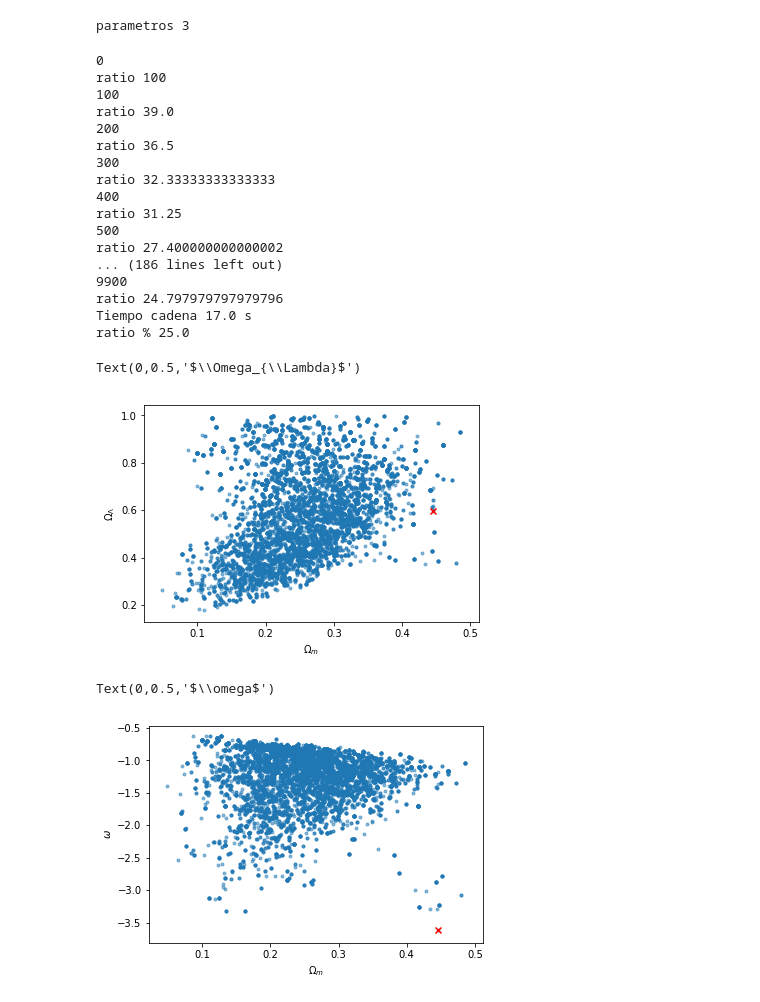
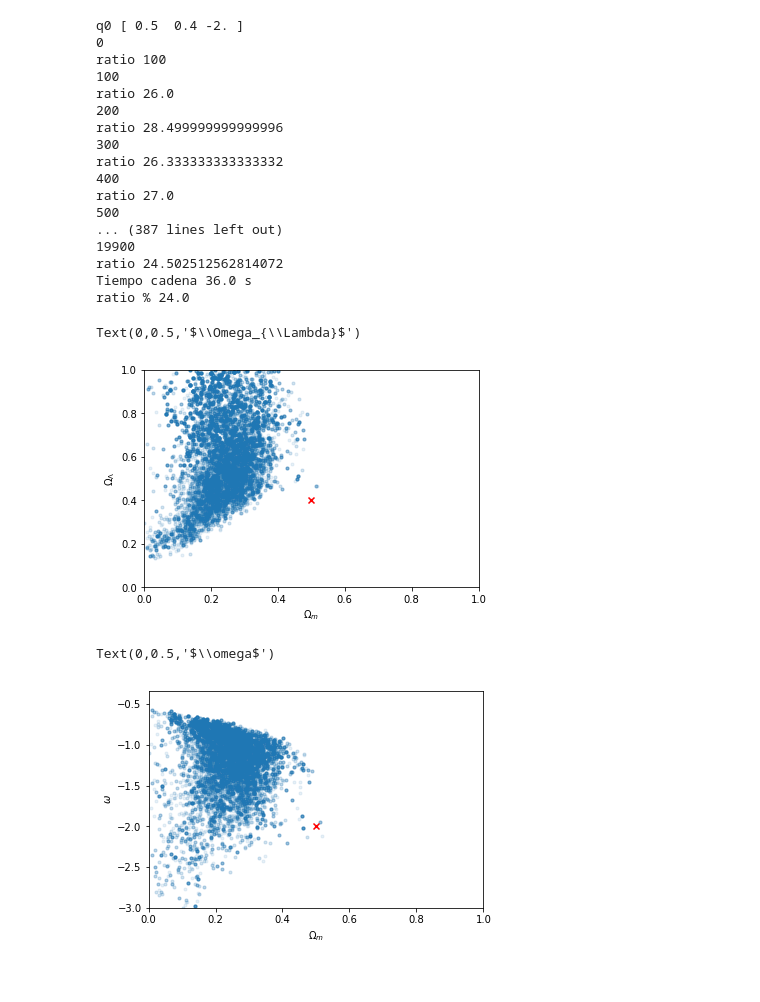
Before and after one commit to fluowhy/MCMC-methods, a Jupyter notebook: mcmc_met_has.ipynb, the cells around one changed output. Drawn from its saved outputs; the diff is of its cells as text; code cells hidden in the pictures.

Commit message:
add tiwn plot)

```diff
--- a/mcmc_met_has.ipynb
+++ b/mcmc_met_has.ipynb
@@ -233,72 +233,48 @@ cov = np.diag(cov)
 labs = [r'$\Omega_{m}$', r'$\Omega_{\Lambda}$', r'w']
 labs1 = [r'\Omega_{m}', r'\Omega_{\Lambda}', r'w']
 
-# matriz que guarda cadenas, chi2, dist. post., covarianza y tasa.
-Chains = []
-Xi2 = []
-Post = []
-COV = []
-Tasa = []
-
-# numero de parametros
-params = 3
-
-# 0.6 para tres parametros, 1.2 para dos
-if params==2:
-    r = 1.2e-2
-elif params==3:
-    r = 0.6e-2
-t = 0.1
 # covarianza inicial
 cov_ini = np.diag(np.array([0.4, 1.125, 4])**2)*0.5e-2
-
-print('parametros', params)
-
-while True:
-    T = np.random.uniform(low=[0,0,-10], high=[1, 1, 1/3], size=3)
-    if revisa1(T):
-        break
-    #if revisa(T, redshift)==1:
-     #   break
-#T = np.loadtxt('initial')
-#np.savetxt('initial', T)
-# %% [output]
-parametros 3
 # %%
-q0 = np.random.uniform(low=[0,0,-5], high=[1, 1, 1/3], size=3)
-R = MH(modelo, [redshift, mu_obs], N=10000, params=['om', 'ol', 'w'], q0=q0, cov_mod=cov, cov_prop=cov_ini)
+q0 = np.array([0.5, 0.4, -2]) # np.random.uniform(low=[0,0,-5], high=[1, 1, 1/3], size=3)
+print('q0', q0)
+R = MH(modelo, [redshift, mu_obs], N=20000, params=['om', 'ol', 'w'], q0=q0, cov_mod=cov, cov_prop=cov_ini)
 # %% [output]
+q0 [ 0.5  0.4 -2. ]
 0
 ratio 100
 100
-ratio 39.0
+ratio 26.0
 200
-ratio 36.5
+ratio 28.499999999999996
 300
-ratio 32.33333333333333
+ratio 26.333333333333332
 400
-ratio 31.25
+ratio 27.0
 500
-ratio 27.400000000000002
-... (186 lines left out)
-9900
-ratio 24.797979797979796
-Tiempo cadena 17.0 s
-ratio % 25.0
+... (387 lines left out)
+19900
+ratio 24.502512562814072
+Tiempo cadena 36.0 s
+ratio % 24.0
 # %%
-plt.scatter(R[0]['om'], R[0]['ol'], marker='.', alpha=0.5)
+plt.scatter(R[0]['om'], R[0]['ol'], marker='.', alpha=0.1)
 plt.scatter(R[0]['om'][0], R[0]['ol'][0], marker='x', color='red', alpha=1)
+plt.xlim([0, 1])
+plt.ylim([0, 1])
 plt.xlabel(r'$\Omega_{m}$')
 plt.ylabel(r'$\Omega_{\Lambda}$')
 # %% [output]
 Text(0,0.5,'$\\Omega_{\\Lambda}$')
-[figure, old version]
+[figure, new version]
 # %%
-plt.scatter(R[0]['om'], R[0]['w'], marker='.', alpha=0.5)
+plt.scatter(R[0]['om'], R[0]['w'], marker='.', alpha=0.1)
 plt.scatter(R[0]['om'][0], R[0]['w'][0], marker='x', color='red', alpha=1)
+plt.xlim([0, 1])
+plt.ylim([-3, -1/3])
 plt.xlabel(r'$\Omega_{m}$')
 plt.ylabel(r'$\omega$')
 # %% [output]
 Text(0,0.5,'$\\omega$')
-[figure, old version]
+[figure, new version]
 # %%
```
Also changed, not shown: parts of 3 cells of this notebook, 3 other files.
